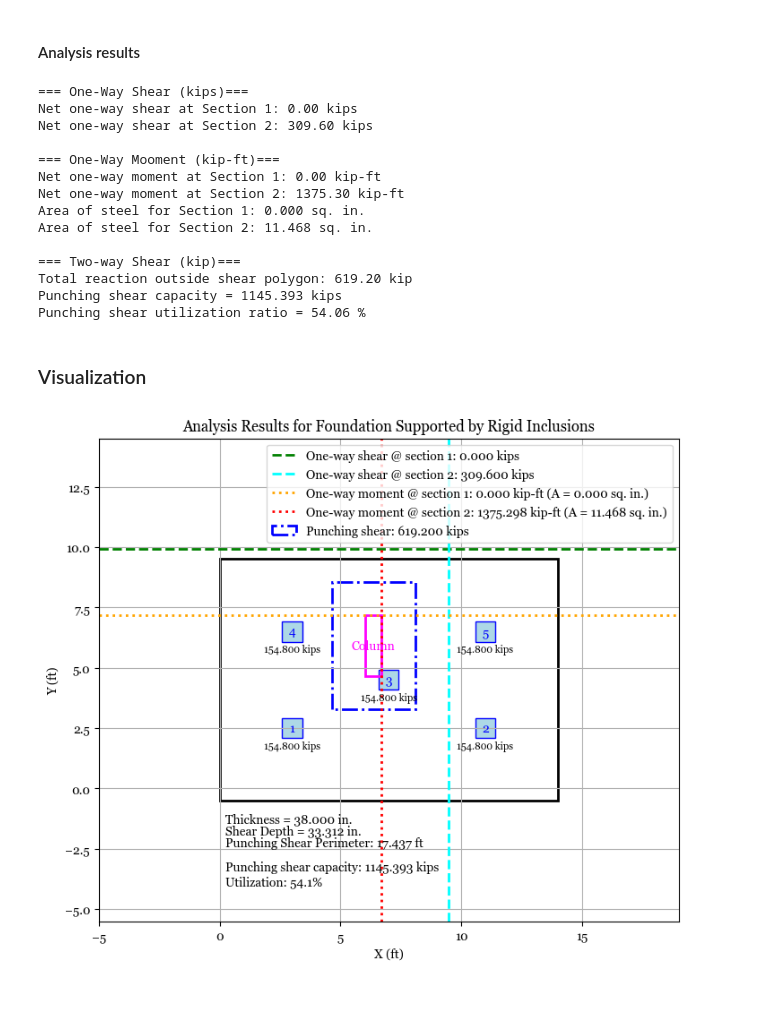
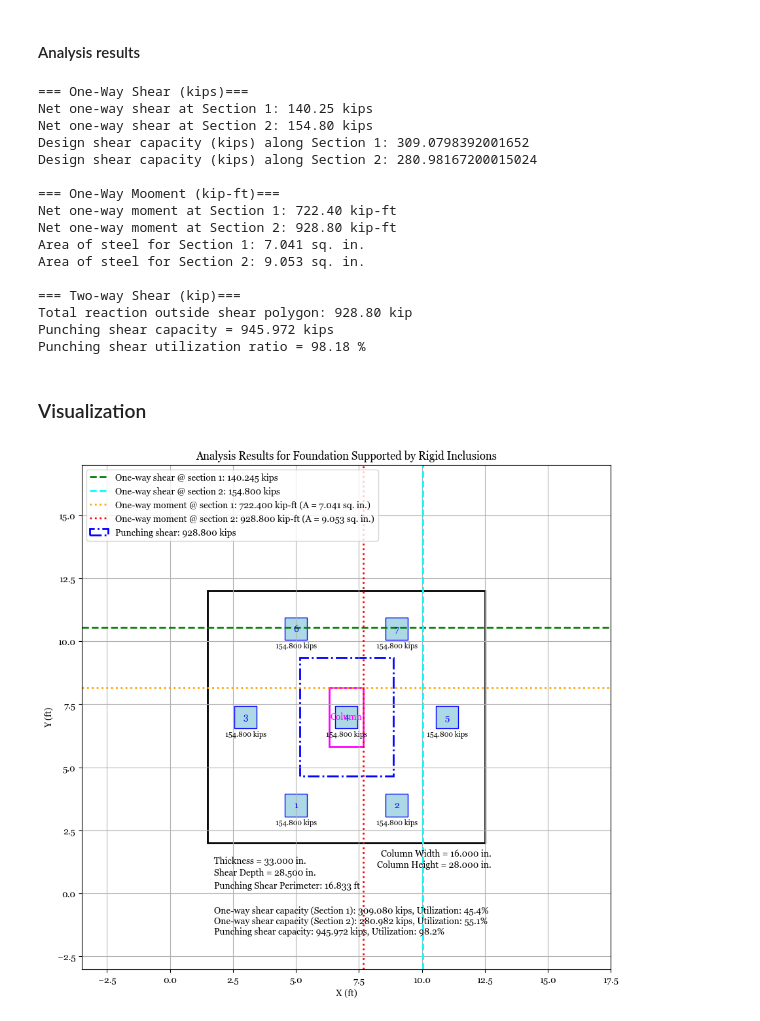
Before and after one commit to divyangsoni/RigidInc, a Jupyter notebook: Notebooks/rigid_inclusions_v2_0.ipynb, the cells around one changed output. Drawn from its saved outputs; the diff is of its cells as text; code cells hidden in the pictures.

Commit message:
added shear checks for one -way, revised plot

```diff
--- a/Notebooks/rigid_inclusions_v2_0.ipynb
+++ b/Notebooks/rigid_inclusions_v2_0.ipynb
@@ -38,16 +38,16 @@ Mx, My = 0, 0  # Moments in kip-ft
 # %%
 # Pile Layout (x, y coordinates in ft) - measured from bottom-left corner
 pile_layout = np.array([
-    [3, 2.5],  [11, 2.5],   #[11.75, 3.5],     [19.25, 4],    [24.75,4],     [30.25,4],     [35.75,4],     [41.25,4],
-    [7, 4.5],  # [6.5, 8.25],   [10, 8.25],   [13.5,8],    [24.75,8],     [30.25,8],     [35.75,8],     [41.25,8],
-    [3, 6.5],  [11, 6.5],   #[11.75, 13],     [19.25,12],    [24.75,12],     [30.25,12],     [35.75,12],     [41.25,12]
+    [5, 3.5],  [9, 3.5],   #[12, 4],     [19.25, 4],    [24.75,4],     [30.25,4],     [35.75,4],     [41.25,4],
+    [3, 7],  [7, 7],   [11, 7],   #[13.5,8],    [24.75,8],     [30.25,8],     [35.75,8],     [41.25,8],
+    [5, 10.5],  [9, 10.5],   #[12, 11],     [19.25,12],    [24.75,12],     [30.25,12],     [35.75,12],     [41.25,12]
 ])  # (ft)
 # %% [markdown]
 #### Provide foundation shape coordinates
 # %%
 # Pile Cap Shape (Vertices of pile cap)
 pile_cap_vertices = np.array([
-    [0, 0-0.5], [14.0, 0-0.5], [14.0, 9.5], [0, 9.5]
+    [0+1.5, 0+2], [14-1.5, 0+2], [14-1.5, 14-2], [0+1.5, 14-2]
 ])  # Square pile cap
 # %% [markdown]
 ### Sections for Shear and Moment Calculations
@@ -216,0 +224,8 @@ Area for Section 2 (one-way shear): 45.16 sq.ft.
+# %%
+# Calculate the intersection length for the regular line.
+intersection_length_reg = polygon_intersection(pile_cap_vertices, one_way_shear_1_line_type, one_way_shear_1_line_value)
+print("Intersection length for regular (horizontal) line:", intersection_length_reg)
+
+# Calculate the intersection length for the vertical line.
+intersection_length_ver = polygon_intersection(pile_cap_vertices, one_way_shear_2_line_type, one_way_shear_2_line_value)
+print("Intersection length for vertical line:", intersection_length_ver)
@@ -359,0 +380,20 @@ Net one-way shear at Section 2: 309.60 kips
+# %%
+shear_capacity_1 = concrete_shear_capacity_simple(lambda_factor, concrete_strength_psi,
+                                            intersection_length_reg, pile_cap_shear_depth)
+
+if shear_capacity_1 == 0:
+    intersection_length_reg = polygon_intersection(pile_cap_vertices, one_way_moment_1_line_type, one_way_moment_1_line_value)
+    shear_capacity_1 = concrete_shear_capacity_simple(lambda_factor, concrete_strength_psi,
+                                            intersection_length_reg, pile_cap_shear_depth)
+
+print("Design shear capacity (kips) along Section 1:", shear_capacity_1)
+
+shear_capacity_2 = concrete_shear_capacity_simple(lambda_factor, concrete_strength_psi,
+                                            intersection_length_ver, pile_cap_shear_depth)
+
+if shear_capacity_2 == 0:
+    intersection_length_ver = polygon_intersection(pile_cap_vertices, one_way_moment_2_line_type, one_way_moment_2_line_value)
+    shear_capacity_2 = concrete_shear_capacity_simple(lambda_factor, concrete_strength_psi,
+                                            intersection_length_reg, pile_cap_shear_depth)
+
+print("Design shear capacity (kips) along Section 2:", shear_capacity_2)
@@ -661,6 +704,8 @@ Punching shear utilization ratio = 54.06 %
 print(f"\n=== One-Way Shear (kips)===")
 print(f"Net one-way shear at Section 1: {one_way_shear_section_1:.2f} kips")
 print(f"Net one-way shear at Section 2: {one_way_shear_section_2:.2f} kips")
+print("Design shear capacity (kips) along Section 1:", shear_capacity_1)
+print("Design shear capacity (kips) along Section 2:", shear_capacity_2)
 
 print(f"\n=== One-Way Mooment (kip-ft)===")
 print(f"Net one-way moment at Section 1: {one_way_moment_section_4:.2f} kip-ft")
@@ -674,27 +719,29 @@ print(f"Punching shear capacity = {Vc:.3f} kips")
 print(f"Punching shear utilization ratio = {utilization_ratio:.2f} %")
 # %% [output]
 === One-Way Shear (kips)===
-Net one-way shear at Section 1: 0.00 kips
-Net one-way shear at Section 2: 309.60 kips
+Net one-way shear at Section 1: 140.25 kips
+Net one-way shear at Section 2: 154.80 kips
+Design shear capacity (kips) along Section 1: 309.0798392001652
+Design shear capacity (kips) along Section 2: 280.98167200015024
 
 === One-Way Mooment (kip-ft)===
-Net one-way moment at Section 1: 0.00 kip-ft
-Net one-way moment at Section 2: 1375.30 kip-ft
-Area of steel for Section 1: 0.000 sq. in.
-Area of steel for Section 2: 11.468 sq. in.
+Net one-way moment at Section 1: 722.40 kip-ft
+Net one-way moment at Section 2: 928.80 kip-ft
+Area of steel for Section 1: 7.041 sq. in.
+Area of steel for Section 2: 9.053 sq. in.
 
 === Two-way Shear (kip)===
-Total reaction outside shear polygon: 619.20 kip
-Punching shear capacity = 1145.393 kips
-Punching shear utilization ratio = 54.06 %
+Total reaction outside shear polygon: 928.80 kip
+Punching shear capacity = 945.972 kips
+Punching shear utilization ratio = 98.18 %
 # %% [markdown]
 ### Visualization
 # %%
 plot_foundation_analysis(pile_cap_vertices,    pile_layout,    pile_size,    reactions,    column_size,    column_centroid,
     pile_cap_thickness,    pile_cap_shear_depth, one_way_shear_1_line_type,    one_way_shear_1_line_value,    one_way_shear_2_line_type,
     one_way_shear_2_line_value,    one_way_moment_1_line_type,    one_way_moment_1_line_value,    one_way_moment_2_line_type,
     one_way_moment_2_line_value,    one_way_shear_section_1,    one_way_shear_section_2,    one_way_moment_section_4,
     one_way_moment_section_3,    area_of_steel_section_1,    area_of_steel_section_2,    shear_polygon_coords,
-    total_reaction_outside,    Vc,    utilization_ratio)
+    total_reaction_outside,    shear_capacity_1,    shear_capacity_2,   Vc,    utilization_ratio)
 # %% [output]
-[figure, old version]
+[figure, new version]
```
Also changed, not shown: parts of 20 cells of this notebook, 3 other files.
